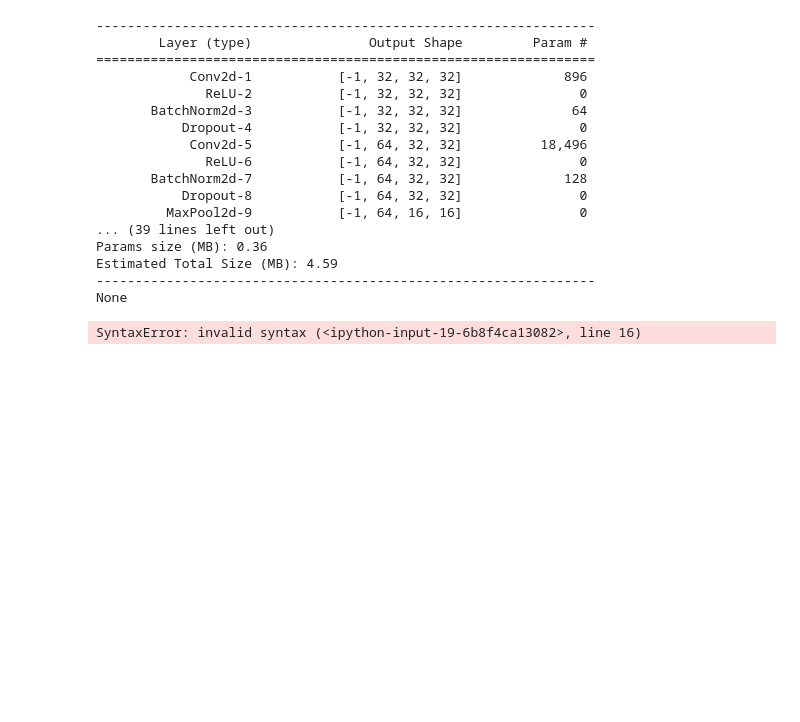
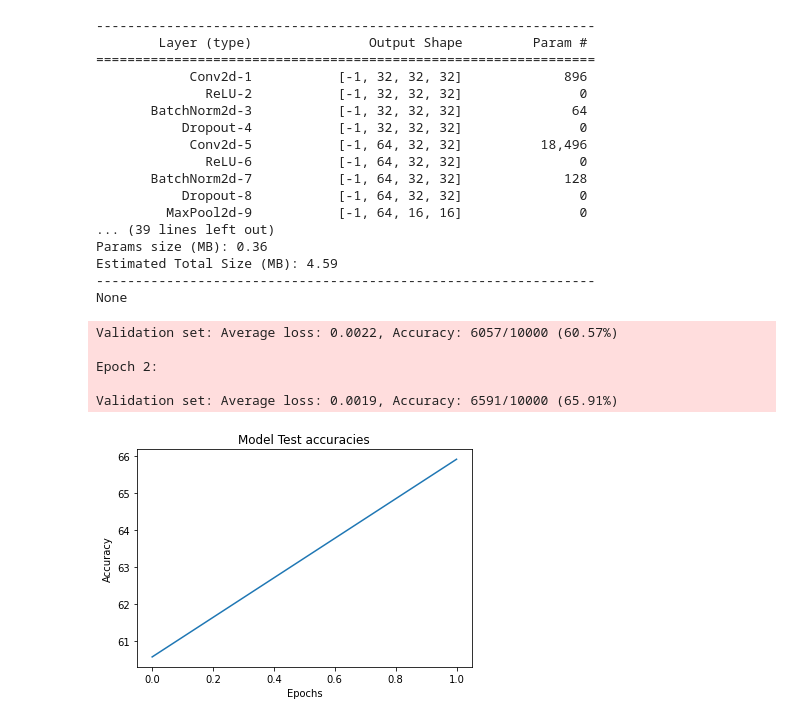
Before and after one commit to bleamer/eva5, a Jupyter notebook: w7/w7.ipynb, the cells around one changed output. Saved outputs shown, nothing was run; the diff lists cells and outputs as text; code cells hidden in the pictures; blank space fills up the shorter version.

Commit message:
W7 - Added readme, modified params

```diff
--- a/w7/w7.ipynb
+++ b/w7/w7.ipynb
@@ -170,7 +171,10 @@ Estimated Total Size (MB): 4.59
 ----------------------------------------------------------------
 None
 # %%
-EPOCHS = 1
+from torch.optim.lr_scheduler import StepLR
+import torch.optim as optim
+
+EPOCHS = 40
 LEARNING_RATE = 0.1
 MOMENTUM = 0.9
 
@@ -180,11 +184,29 @@ accuracies = []
 incorrect_samples = []
 
 criterion = cross_entropy_loss()  # Create loss function
-optimizer = sgd_optimizer(model, LEARNING_RATE, MOMENTUM)  # Create optimizer
+# optimizer = sgd_optimizer(model, LEARNING_RATE, MOMENTUM)  # Create optimizer
+
+optimizer = optim.SGD(model.parameters(), lr=0.5, momentum=0.9)
+scheduler = StepLR(optimizer, step_size=5, gamma=0.5)
 
 for epoch in range(1, EPOCHS + 1):
     print(f'Epoch {epoch}:')
     train(model, train_loader, dev, optimizer, criterion)
+    scheduler.step()
     val(model, test_loader, dev, criterion, losses, accuracies, incorrect_samples)
 # %% [output]
-SyntaxError: invalid syntax (<ipython-input-19-6b8f4ca13082>, line 16)
+Validation set: Average loss: 0.0022, Accuracy: 6057/10000 (60.57%)
+
+Epoch 2:
+
+Validation set: Average loss: 0.0019, Accuracy: 6591/10000 (65.91%)
+# %%
+fig, ax = plt.subplots()
+ax.plot(accuracies)
+ax.set_xlabel('Epochs')
+ax.set_ylabel('Accuracy')
+ax.set_title('Model Test accuracies')
+plt.savefig('Accuracies.png')
+plt.show()
+# %% [output]
+[figure, added]
```
Also changed, not shown: parts of 7 cells of this notebook, 4 other files.
